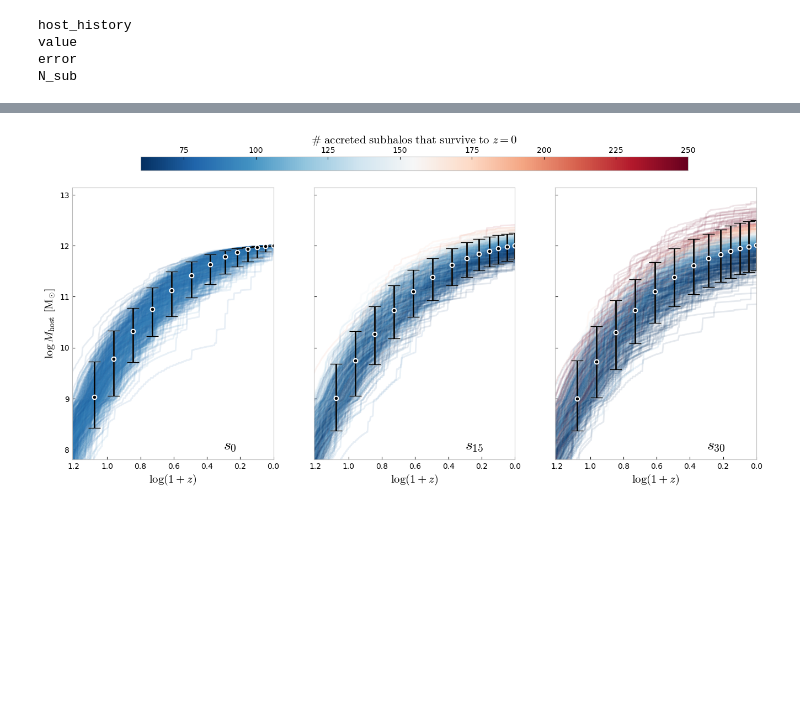
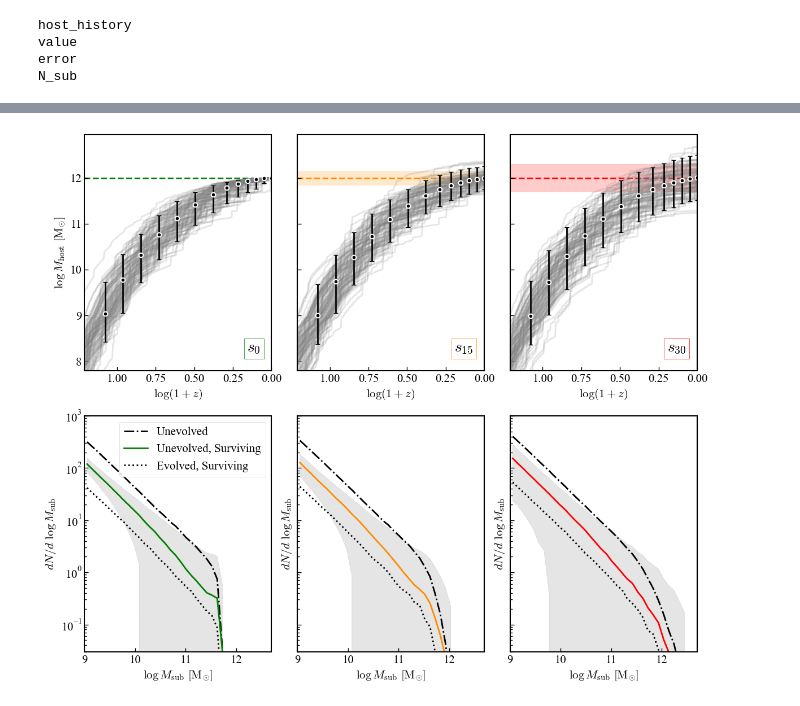
Before and after one commit to jsmonzon/SatGen, a Jupyter notebook: notebooks/paper/progenitor.ipynb, the cells around one changed output, grey strips where cells are left out. Cells and saved outputs as stored; diff of their text form; code cells hidden in the pictures; blank space fills up the shorter version.

Commit message:
just to save

```diff
--- a/notebooks/paper/progenitor.ipynb
+++ b/notebooks/paper/progenitor.ipynb
@@ -76,43 +78,82 @@ array([[0.        , 0.10437302, 0.2052332 , 0.25046132, 0.28573299,
 norm = Normalize(vmin=60, vmax=250)
 cmap = plt.get_cmap('RdBu_r')
 select = np.random.randint(0,1000,1000)
+# %%
+s0_SHMF = jsm_halopull.MassMat("../../../data/MW-analog/meta_data_psi3/", save=False, plot=False, phi_res=-4, min_mass=9, max_mass=12.5, Nbins=35)
+s15_SHMF = jsm_halopull.MassMat("../../../data/cross_host/lognorm_015_psi3/", save=False, plot=False, phi_res=-4, min_mass=9, max_mass=12.5, Nbins=35)
+s30_SHMF = jsm_halopull.MassMat("../../../data/cross_host/lognorm_030_psi3/", save=False, plot=False, phi_res=-4, min_mass=9, max_mass=12.5, Nbins=35)
 # %%
 thin = 25
-fig, axs = plt.subplots(ncols=3, sharey=True, sharex=True, figsize=(16,8))
+fig, axs = plt.subplots(ncols=3, nrows=2, sharey="row", figsize=(12,10))
 
-for i in range(500):
-    axs[0].plot(np.log10(tree_data["redshift"]+1), s0["host_history"][i], color=cmap(norm(s0["N_sub"][i])), alpha=0.1)
-    axs[1].plot(np.log10(tree_data["redshift"]+1), s15["host_history"][i], color=cmap(norm(s15["N_sub"][i])), alpha=0.1)
-    axs[2].plot(np.log10(tree_data["redshift"]+1), s30["host_history"][i], color=cmap(norm(s30["N_sub"][i])), alpha=0.1)
+for i in range(100):
+    axs[0, 0].plot(np.log10(tree_data["redshift"]+1), s0["host_history"][i], color="grey", alpha=0.2)
+    axs[0, 1].plot(np.log10(tree_data["redshift"]+1), s15["host_history"][i], color="grey", alpha=0.2)
+    axs[0, 2].plot(np.log10(tree_data["redshift"]+1), s30["host_history"][i], color="grey", alpha=0.2)
 
+axs[0, 0].errorbar(np.log10(tree_data["redshift"][::thin]+1), s0["value"], yerr=s0["error"], fmt="o", capsize=3, color="white")
+axs[0, 0].errorbar(np.log10(tree_data["redshift"][::thin]+1), s0["value"], yerr=s0["error"], fmt=".", capsize=3, color="black")
 
-axs[0].errorbar(np.log10(tree_data["redshift"][::thin]+1), s0["value"], yerr=s0["error"], fmt="o", capsize=8, color="white")
-axs[0].errorbar(np.log10(tree_data["redshift"][::thin]+1), s0["value"], yerr=s0["error"], fmt=".", capsize=8, color="black")
-axs[0].text(0.3, 8, "$s_0$", fontsize=20)
+axs[0, 1].errorbar(np.log10(tree_data["redshift"][::thin]+1), s15["value"], yerr=s15["error"], fmt="o", capsize=3, color="white")
+axs[0, 1].errorbar(np.log10(tree_data["redshift"][::thin]+1), s15["value"], yerr=s15["error"], fmt=".", capsize=3, color="black")
 
-axs[1].errorbar(np.log10(tree_data["redshift"][::thin]+1), s15["value"], yerr=s15["error"], fmt="o", capsize=8, color="white")
-axs[1].errorbar(np.log10(tree_data["redshift"][::thin]+1), s15["value"], yerr=s15["error"], fmt=".", capsize=8, color="black")
-axs[1].text(0.3, 8, "$s_{15}$", fontsize=20)
+axs[0, 2].errorbar(np.log10(tree_data["redshift"][::thin]+1), s30["value"], yerr=s30["error"], fmt="o", capsize=3, color="white")
+axs[0, 2].errorbar(np.log10(tree_data["redshift"][::thin]+1), s30["value"], yerr=s30["error"], fmt=".", capsize=3, color="black")
 
-axs[2].errorbar(np.log10(tree_data["redshift"][::thin]+1), s30["value"], yerr=s30["error"], fmt="o", capsize=8, color="white")
-axs[2].errorbar(np.log10(tree_data["redshift"][::thin]+1), s30["value"], yerr=s30["error"], fmt=".", capsize=8, color="black")
-axs[2].text(0.3, 8, "$s_{30}$", fontsize=20)
+axs[0, 0].text(0.87, 0.08, "$s_0$", transform=axs[0,0].transAxes, fontsize=20, fontweight='bold', bbox=dict(facecolor='white', alpha=1, edgecolor="green"))
+axs[0,1].text(0.84, 0.08, "$s_{15}$", transform=axs[0,1].transAxes, fontsize=20, fontweight='bold', bbox=dict(facecolor='white', alpha=1, edgecolor="darkorange"))
+axs[0,2].text(0.84, 0.08, "$s_{30}$", transform=axs[0,2].transAxes, fontsize=20, fontweight='bold', bbox=dict(facecolor='white', alpha=1, edgecolor="red"))
 
-axs[0].set_xlim(1.21,0)
-axs[0].set_ylim(7.8)
-axs[0].set_xlabel("$\log (1+z)$")
-axs[1].set_xlabel("$\log (1+z)$")
-axs[2].set_xlabel("$\log (1+z)$")
+axs[0, 0].set_xlim(1.21,0)
+axs[0, 1].set_xlim(1.21,0)
+axs[0, 2].set_xlim(1.21,0)
 
-axs[0].set_ylabel("$\log M_{\mathrm{host}}\ [\mathrm{M}_{\odot}]$")
+axs[0, 0].set_ylim(7.8)
+axs[0, 0].set_xlabel("$\log (1+z)$")
+axs[0, 1].set_xlabel("$\log (1+z)$")
+axs[0, 2].set_xlabel("$\log (1+z)$")
 
-sm = ScalarMappable(cmap=cmap, norm=norm)
-sm.set_array([])
-cbar = fig.colorbar(sm, ax=axs, orientation='horizontal', location="top", pad=0.05, aspect=40, shrink=0.8)
-cbar.set_label('$ \#\ \mathrm{accreted}\ \mathrm{subhalos}\ \mathrm{that}\ \mathrm{survive}\ \mathrm{to}\ z=0$')
+axs[0, 0].axhline(12, color="green", ls="--", zorder=0)
+axs[0, 1].axhline(12, color="darkorange", ls="--", zorder=0)
+axs[0, 1].axhspan(11.85, 12.15,  color="darkorange", alpha=0.2, zorder=0)
+axs[0, 2].axhline(12, color="red", ls="--", zorder=0)
+axs[0, 2].axhspan(11.7, 12.3,  color="red", alpha=0.2, zorder=0)
+axs[0, 0].set_ylabel("$\log M_{\mathrm{host}}\ [\mathrm{M}_{\odot}]$")
 
-fig.savefig("../../../paper_1/figures/updated/progen_history.pdf", bbox_inches='tight')
+#-----
+
+axs[1, 0].plot(s0_SHMF.lgMh_bincenters, s0_SHMF.acc_SHMF_werr[0], label="Unevolved", color="black", ls="-.")
+axs[1, 0].plot(s0_SHMF.lgMh_bincenters, s0_SHMF.acc_surv_SHMF_werr[0], label="Unevolved, Surviving", color="green")
+axs[1, 0].fill_between(s0_SHMF.lgMh_bincenters, y1=s0_SHMF.acc_surv_SHMF_werr[0]-s0_SHMF.acc_surv_SHMF_werr[1], y2=s0_SHMF.acc_surv_SHMF_werr[0]+s0_SHMF.acc_surv_SHMF_werr[1], alpha=0.1, color="black")
+axs[1, 0].plot(s0_SHMF.lgMh_bincenters, s0_SHMF.surv_SHMF_werr[0], label="Evolved, Surviving", color="black", ls=":")
+axs[1, 0].legend()
+axs[1, 0].set_ylabel("$dN / d\ \log M_{\mathrm{sub}}$")
+
+axs[1, 1].plot(s15_SHMF.lgMh_bincenters, s15_SHMF.acc_SHMF_werr[0], label="Unevolved", color="black", ls="-.")
+axs[1, 1].plot(s15_SHMF.lgMh_bincenters, s15_SHMF.acc_surv_SHMF_werr[0], label="Unevolved, Surviving", color="darkorange")
+axs[1, 1].fill_between(s15_SHMF.lgMh_bincenters, y1=s15_SHMF.acc_surv_SHMF_werr[0]-s15_SHMF.acc_surv_SHMF_werr[1], y2=s15_SHMF.acc_surv_SHMF_werr[0]+s15_SHMF.acc_surv_SHMF_werr[1], alpha=0.1, color="black")
+axs[1, 1].plot(s15_SHMF.lgMh_bincenters, s15_SHMF.surv_SHMF_werr[0], label="Evolved, Surviving", color="black", ls=":")
+
+axs[1, 1].set_ylabel("$dN / d\ \log M_{\mathrm{sub}}$")
+
+axs[1, 2].plot(s30_SHMF.lgMh_bincenters, s30_SHMF.acc_SHMF_werr[0], label="Unevolved", color="black", ls="-.")
+axs[1, 2].plot(s30_SHMF.lgMh_bincenters, s30_SHMF.acc_surv_SHMF_werr[0], label="Unevolved, Surviving", color="red")
+axs[1, 2].fill_between(s30_SHMF.lgMh_bincenters, y1=s30_SHMF.acc_surv_SHMF_werr[0]-s30_SHMF.acc_surv_SHMF_werr[1], y2=s30_SHMF.acc_surv_SHMF_werr[0]+s30_SHMF.acc_surv_SHMF_werr[1], alpha=0.1, color="black")
+axs[1, 2].plot(s30_SHMF.lgMh_bincenters, s30_SHMF.surv_SHMF_werr[0], label="Evolved, Surviving", color="black", ls=":")
+
+axs[1, 0].set_xlabel("$\log M_{\mathrm{sub}}\ [\mathrm{M}_{\odot}]$")
+axs[1, 1].set_xlabel("$\log M_{\mathrm{sub}}\ [\mathrm{M}_{\odot}]$")
+axs[1, 2].set_xlabel("$\log M_{\mathrm{sub}}\ [\mathrm{M}_{\odot}]$")
+axs[1, 0].set_xlim(9,12.7)
+axs[1, 1].set_xlim(9,12.7)
+axs[1, 2].set_xlim(9,12.7)
+
+axs[1, 2].set_ylabel("$dN / d\ \log M_{\mathrm{sub}}$")
+axs[1, 2].set_ylim(0.03, 1000)
+axs[1, 2].set_yscale("log")
+
+plt.tight_layout()
+plt.savefig("../../../paper_1/figures/updated/progen_history.pdf", bbox_inches="tight")
 plt.show()
-#plt.show()accreted
 # %% [output]
-[figure, old version]
+[figure, new version]
```
Also changed, not shown: parts of 4 cells of this notebook, 35 other files.
